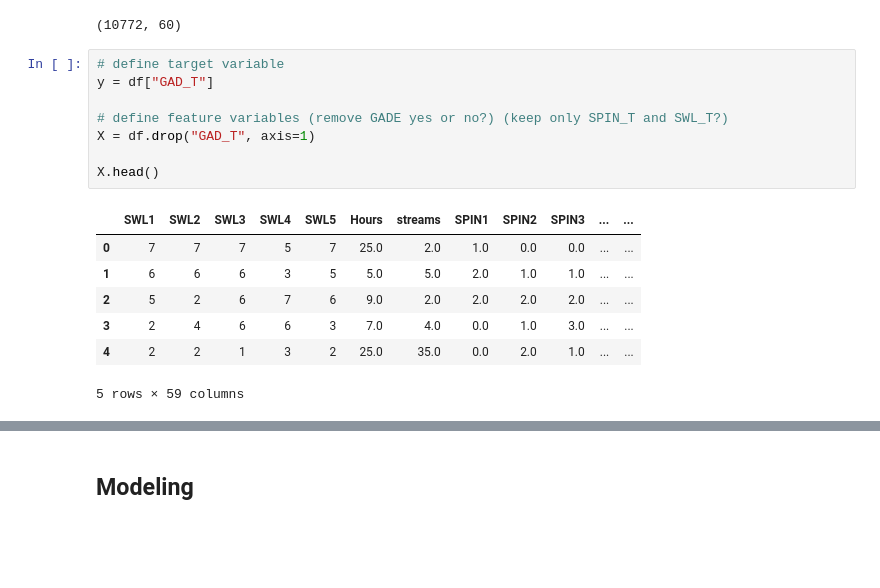
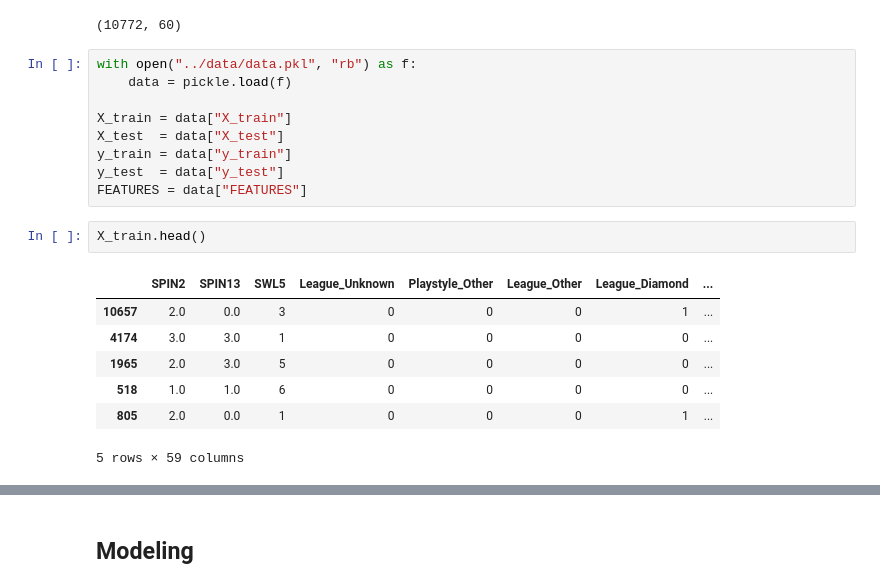
Before and after one commit to pelayoj15/gamingstudy_analysis, a Jupyter notebook: notebooks/Trees.ipynb, the cells around one changed output, grey strips where cells are left out. Saved outputs shown, nothing was run; the diff lists cells and outputs as text; blank space fills up the shorter version.

```diff
--- a/notebooks/Trees.ipynb
+++ b/notebooks/Trees.ipynb
@@ -32,18 +34,21 @@ df.shape
 # %% [output]
 (10772, 60)
 # %%
-# define target variable
-y = df["GAD_T"]
+with open("../data/data.pkl", "rb") as f:
+    data = pickle.load(f)
 
-# define feature variables (remove GADE yes or no?) (keep only SPIN_T and SWL_T?)
-X = df.drop("GAD_T", axis=1)
-
-X.head()
+X_train = data["X_train"]
+X_test  = data["X_test"]
+y_train = data["y_train"]
+y_test  = data["y_test"]
+FEATURES = data["FEATURES"]
-# %% [output]
-|  | SWL1 | SWL2 | SWL3 | SWL4 | SWL5 | Hours | streams | SPIN1 | SPIN2 | SPIN3 | ... | ... |
-| 0 | 7 | 7 | 7 | 5 | 7 | 25.0 | 2.0 | 1.0 | 0.0 | 0.0 | ... | ... |
-| 1 | 6 | 6 | 6 | 3 | 5 | 5.0 | 5.0 | 2.0 | 1.0 | 1.0 | ... | ... |
-| 2 | 5 | 2 | 6 | 7 | 6 | 9.0 | 2.0 | 2.0 | 2.0 | 2.0 | ... | ... |
-| 3 | 2 | 4 | 6 | 6 | 3 | 7.0 | 4.0 | 0.0 | 1.0 | 3.0 | ... | ... |
-| 4 | 2 | 2 | 1 | 3 | 2 | 25.0 | 35.0 | 0.0 | 2.0 | 1.0 | ... | ... |
-5 rows × 59 columns
+# %%
+X_train.head()
+# %% [output]
+|  | SPIN2 | SPIN13 | SWL5 | League_Unknown | Playstyle_Other | League_Other | League_Diamond | ... |
+| 10657 | 2.0 | 0.0 | 3 | 0 | 0 | 0 | 1 | ... |
+| 4174 | 3.0 | 3.0 | 1 | 0 | 0 | 0 | 0 | ... |
+| 1965 | 2.0 | 3.0 | 5 | 0 | 0 | 0 | 0 | ... |
+| 518 | 1.0 | 1.0 | 6 | 0 | 0 | 0 | 0 | ... |
+| 805 | 2.0 | 0.0 | 1 | 0 | 0 | 0 | 1 | ... |
+5 rows × 59 columns
```
Also changed, not shown: parts of 21 cells of this notebook.
